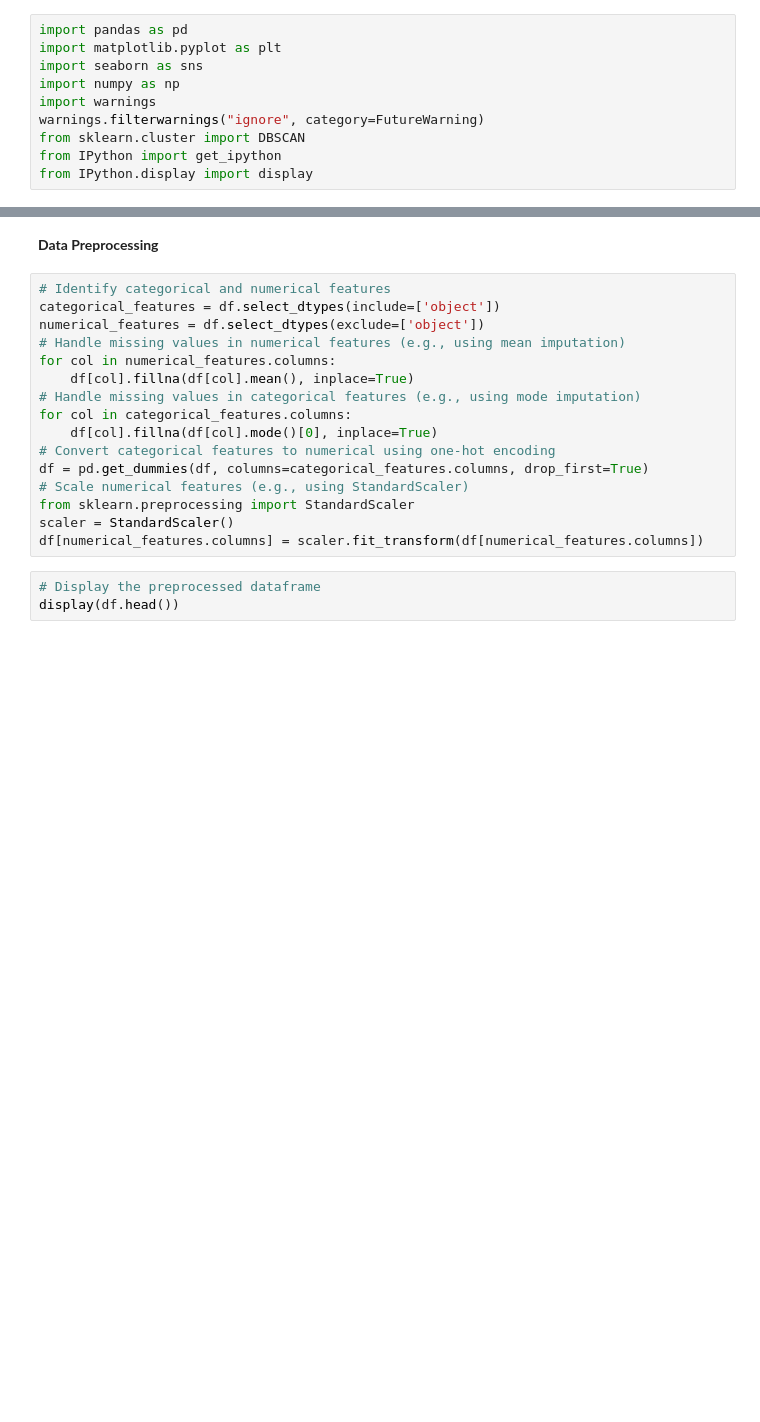
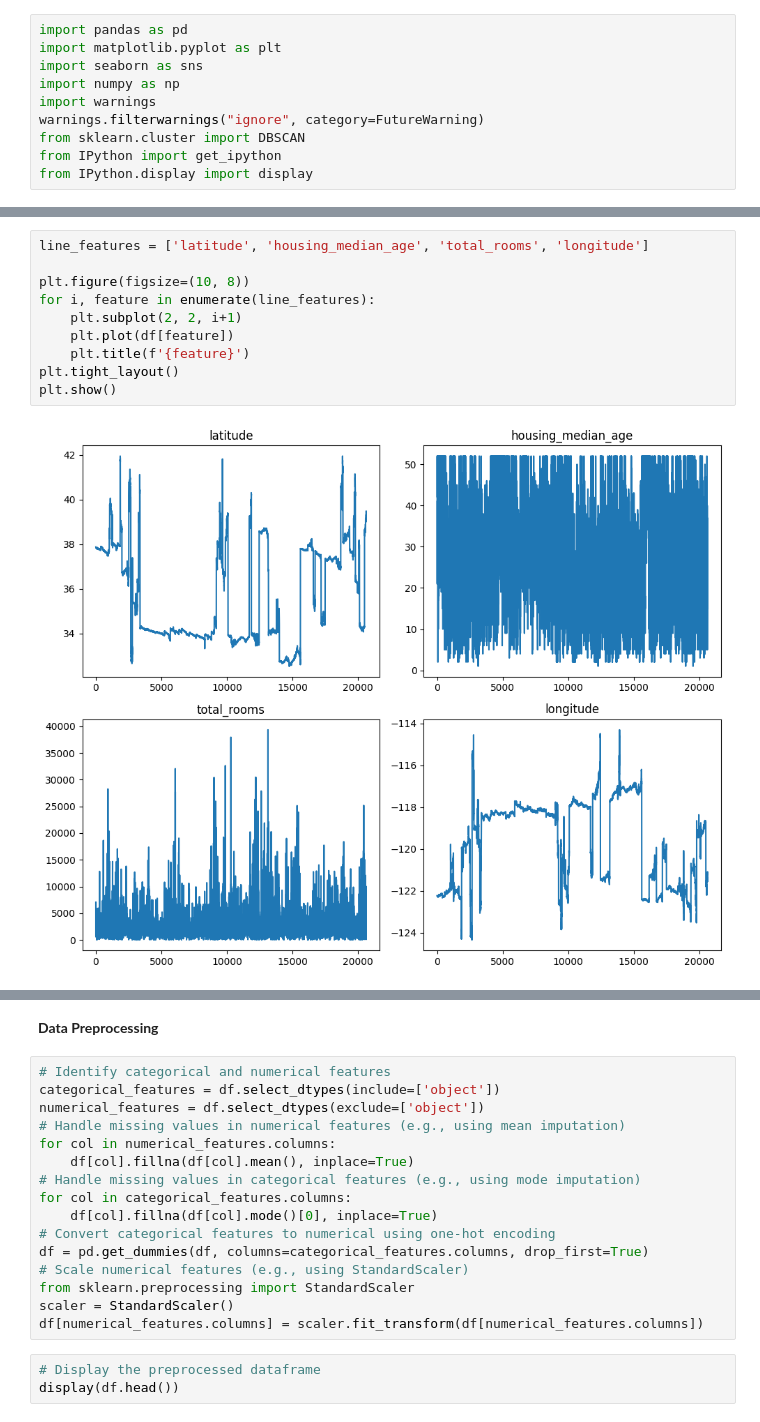
Before and after one commit to MaryamAshraff2/unsupervised-housing-clustering, a Jupyter notebook: dbscan_clustering.ipynb, the cells around one changed output, grey strips where cells are left out. Saved outputs shown, nothing was run; the diff lists cells and outputs as text; blank space fills up the shorter version.

```diff
--- a/dbscan_clustering.ipynb
+++ b/dbscan_clustering.ipynb
@@ -79,0 +107,12 @@ plt.show()
+# %%
+line_features = ['latitude', 'housing_median_age', 'total_rooms', 'longitude']
+
+plt.figure(figsize=(10, 8))
+for i, feature in enumerate(line_features):
+    plt.subplot(2, 2, i+1)
+    plt.plot(df[feature])
+    plt.title(f'{feature}')
+plt.tight_layout()
+plt.show()
+# %% [output]
+[figure, added]
```
Also changed, not shown: parts of 23 cells of this notebook.
